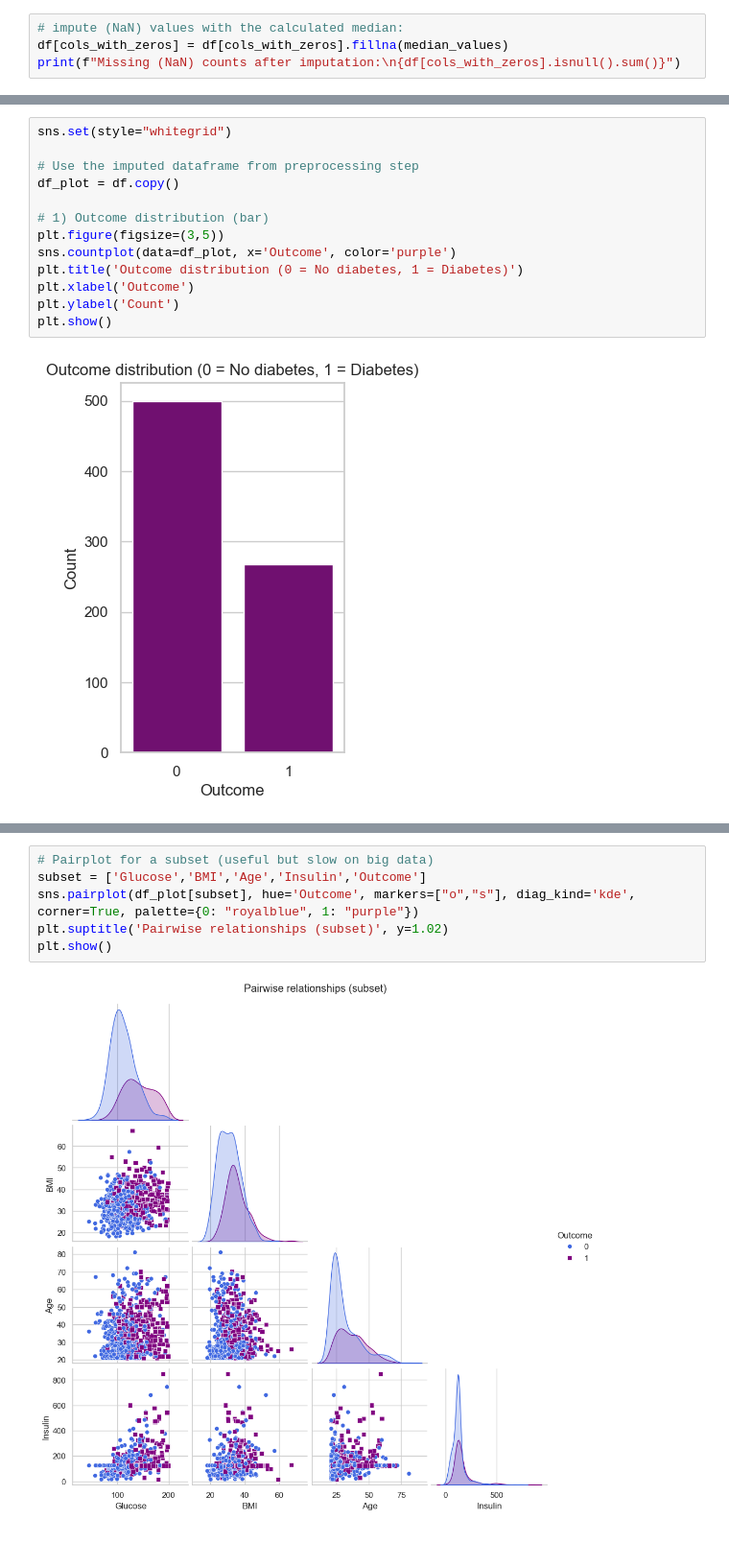
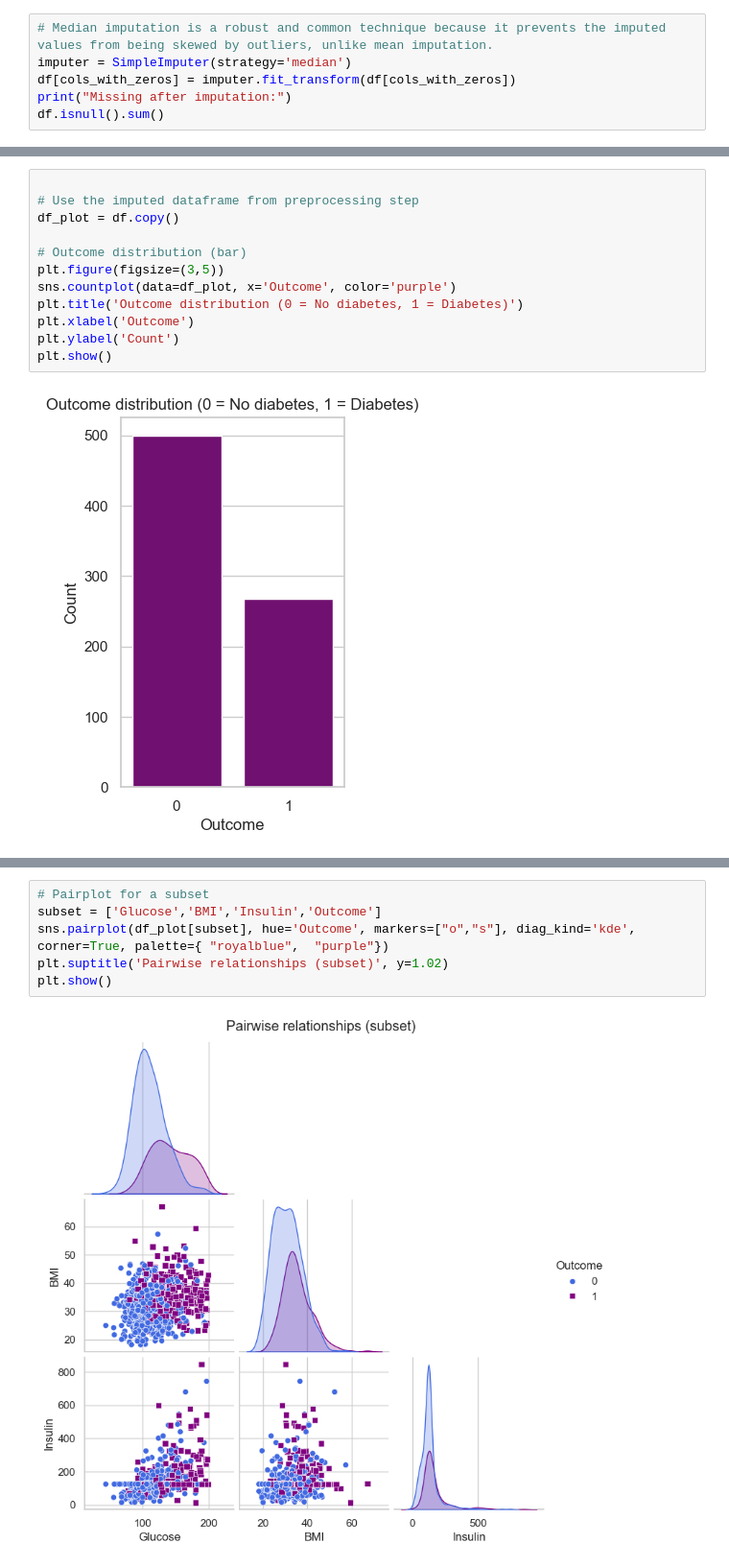
Before and after one commit to Shahed-AlZubi03/Predicting-Diabetes-Project, a Jupyter notebook: predicting_diabetes.ipynb, the cells around one changed output, grey strips where cells are left out. Shown at 96% size. Saved outputs shown, nothing was run; the diff lists cells and outputs as text.

```diff
--- a/predicting_diabetes.ipynb
+++ b/predicting_diabetes.ipynb
@@ -136,5 +130,7 @@ dtype: float64
 # %%
-# impute (NaN) values with the calculated median:
-df[cols_with_zeros] = df[cols_with_zeros].fillna(median_values)
-print(f"Missing (NaN) counts after imputation:\n{df[cols_with_zeros].isnull().sum()}")
+# Median imputation is a robust and common technique because it prevents the imputed values from being skewed by outliers, unlike mean imputation.
+imputer = SimpleImputer(strategy='median')
+df[cols_with_zeros] = imputer.fit_transform(df[cols_with_zeros])
+print("Missing after imputation:")
+df.isnull().sum()
 # %% [output]
@@ -195,10 +167,9 @@ df.to_csv(r"C:\Users\Shahe\OneDrive\Desktop\ml_project\new_diabetes.csv", index=
 # %%
-sns.set(style="whitegrid")
 
 # Use the imputed dataframe from preprocessing step
 df_plot = df.copy()
 
-# 1) Outcome distribution (bar)
+# Outcome distribution (bar)
 plt.figure(figsize=(3,5))
 sns.countplot(data=df_plot, x='Outcome', color='purple')
 plt.title('Outcome distribution (0 = No diabetes, 1 = Diabetes)')
@@ -240,8 +202,8 @@ plt.show()
 # %%
-# Pairplot for a subset (useful but slow on big data)
-subset = ['Glucose','BMI','Age','Insulin','Outcome']
-sns.pairplot(df_plot[subset], hue='Outcome', markers=["o","s"], diag_kind='kde', corner=True, palette={0: "royalblue", 1: "purple"})
+# Pairplot for a subset
+subset = ['Glucose','BMI','Insulin','Outcome']
+sns.pairplot(df_plot[subset], hue='Outcome', markers=["o","s"], diag_kind='kde', corner=True, palette={ "royalblue",  "purple"})
 plt.suptitle('Pairwise relationships (subset)', y=1.02)
 plt.show()
 # %% [output]
-[figure, old version]
+[figure, new version]
```
Also changed, not shown: parts of 35 cells of this notebook, 1 other file.
